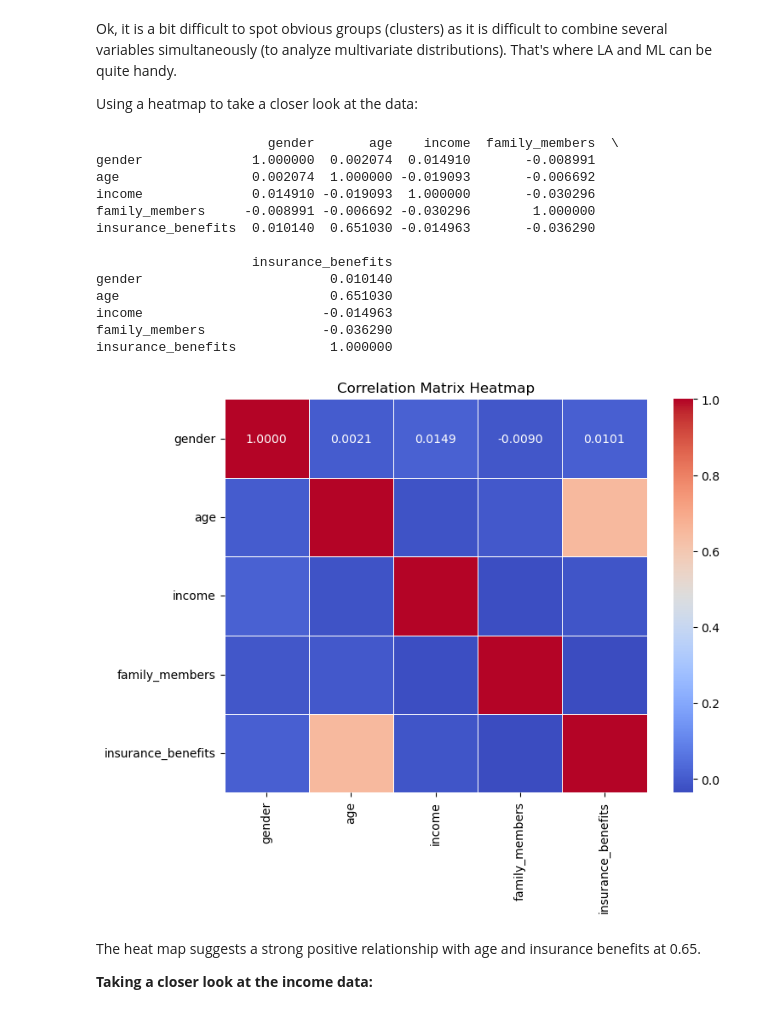
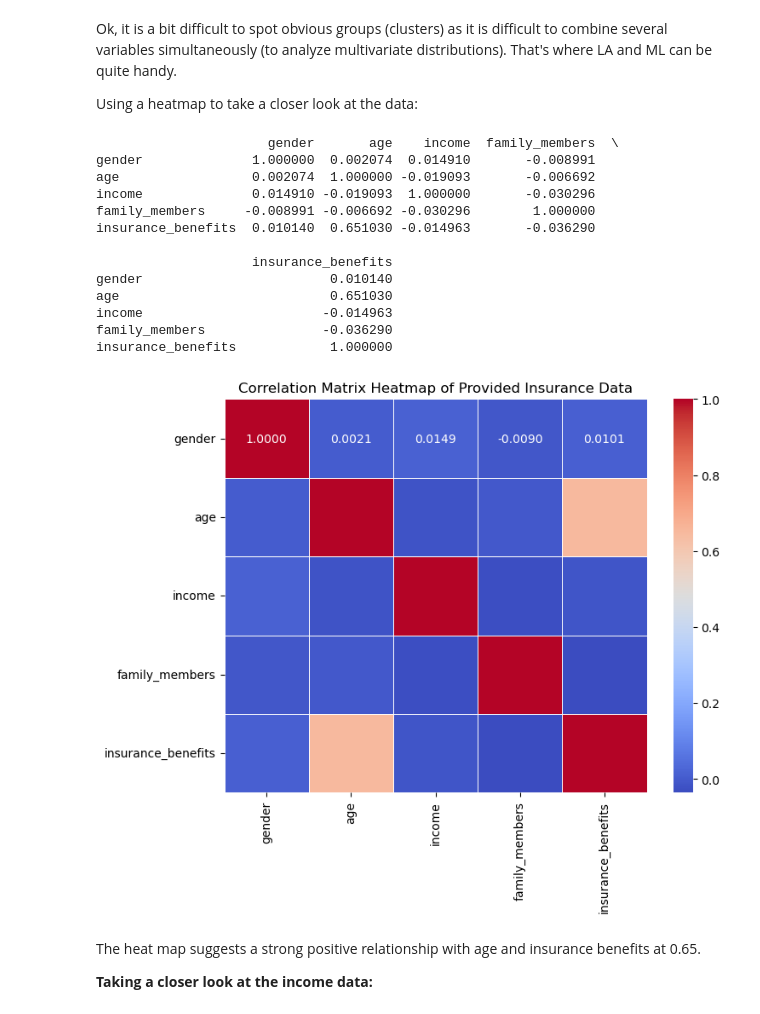
Before and after one commit to littleteapot3/project-matrix-insure, a Jupyter notebook: notebooks/MatrixInsure.ipynb, the cells around one changed output. Saved outputs shown, nothing was run; the diff lists cells and outputs as text; code cells hidden in the pictures.

```diff
--- a/notebooks/MatrixInsure.ipynb
+++ b/notebooks/MatrixInsure.ipynb
@@ -175,29 +176,29 @@ Using a heatmap to take a closer look at the data:
 # %%
 # Compute the correlation matrix
 corr_matrix = df.corr()
 
 print(df.corr())
 
 # Plot the heatmap
 plt.figure(figsize=(8, 6))
 sns.heatmap(corr_matrix, annot=True, cmap='coolwarm', fmt=".4f", linewidths=0.5)
-plt.title("Correlation Matrix Heatmap")
+plt.title("Correlation Matrix Heatmap of Provided Insurance Data")
 plt.show()
 # %% [output]
                       gender       age    income  family_members  \
 gender              1.000000  0.002074  0.014910       -0.008991
 age                 0.002074  1.000000 -0.019093       -0.006692
 income              0.014910 -0.019093  1.000000       -0.030296
 family_members     -0.008991 -0.006692 -0.030296        1.000000
 insurance_benefits  0.010140  0.651030 -0.014963       -0.036290
 
                     insurance_benefits
 gender                        0.010140
 age                           0.651030
 income                       -0.014963
 family_members               -0.036290
 insurance_benefits            1.000000
-[figure, old version]
+[figure, new version]
 # %% [markdown]
 The heat map suggests a strong positive relationship with age and insurance benefits at 0.65.
 
```
Also changed, not shown: parts of 45 cells of this notebook.
